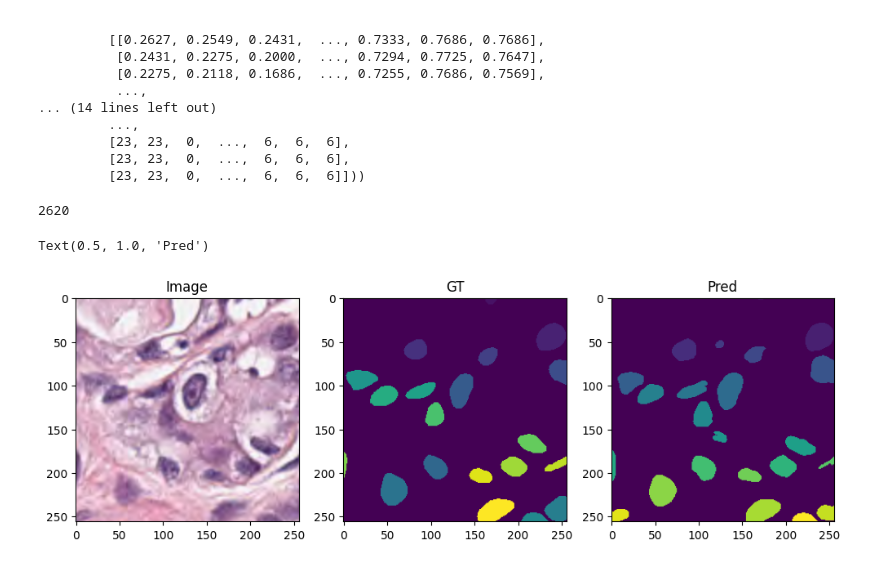
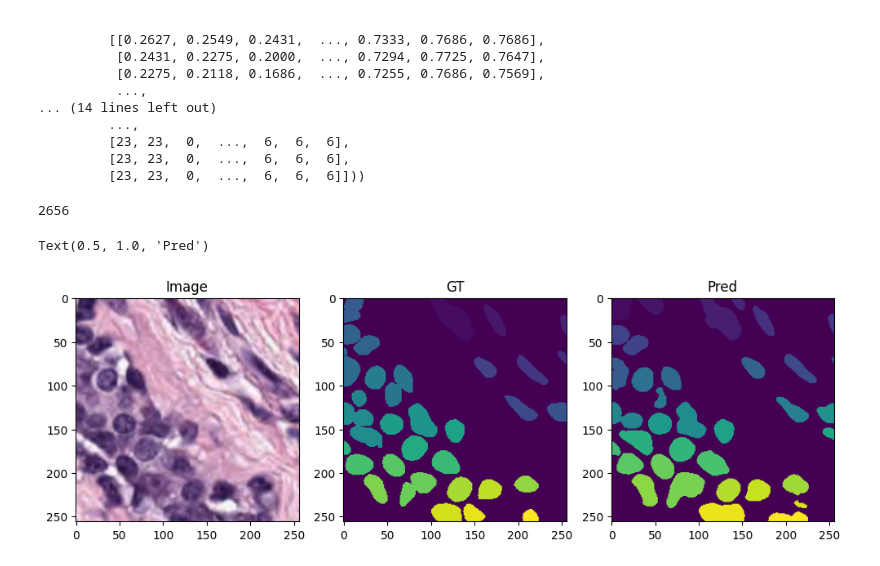
Before and after one commit to al-alec/benchmark_unet_stardist_cellpose, a Jupyter notebook: src/eval_unet_pannuke.ipynb, the cells around one changed output. Saved outputs shown, nothing was run; the diff lists cells and outputs as text; code cells hidden in the pictures.

```diff
--- a/src/eval_unet_pannuke.ipynb
+++ b/src/eval_unet_pannuke.ipynb
@@ -169,16 +169,16 @@ plt.hist(results["per_image_f1"], bins=30)
  <BarContainer object of 30 artists>)
 [figure]
 # %%
+from pathlib import Path
+import numpy as np
 import pandas as pd
+import torch
 
-base_dir = Path(
-        "/run/user/1000/gvfs/smb-share:server=zeus.pasteur.fr,share=bia/ayehadji/projet0"
-    )
-prepared_root = base_dir / "data" / "prepared" / "pannuke"
 
-FEATURES_CSV = prepared_root / "pannuke_morphology_features.csv"
+BASE_DIR = Path("/run/user/1000/gvfs/smb-share:server=zeus.pasteur.fr,share=bia/ayehadji/projet0")
+DATA_ROOT = BASE_DIR / "data" / "prepared" / "pannuke"
 
-df_features = pd.read_csv(FEATURES_CSV)
-
-df_features.head()
+# 1) CSV généré par compute_pannuke_morphology
+df_features = pd.read_csv(DATA_ROOT / "pannuke_morphology_with_classes.csv")
+df_features.head(), df_features["morph_class"].value_counts()
 # %% [output]
@@ -399,29 +375,29 @@ from src.pannuke_dataset import PannukePreparedDataset
 
 ds_val = PannukePreparedDataset(
     root=DATA_ROOT,
-    split="train",
-    transform=None,           # on veut les masques bruts d'instances
+    split="test",
+    transform=None,           # masques bruts d'instances
     return_image_name=True,
 )
 
 len(ds_val)
 # %% [output]
-2620
+2656
 # %%
-idx = 100
+idx = 250
 img, mask_gt, name = ds_val[idx]
 
 # prédiction
 with torch.no_grad():
     logits = model(img.unsqueeze(0).to(device))
     pred = torch.sigmoid(logits)[0,0].cpu().numpy()
 pred_bin = (pred > 0.5).astype(np.uint8)
 pred_inst = sklabel(pred_bin)
 
 plt.figure(figsize=(12,4))
 plt.subplot(1,3,1); plt.imshow(img.permute(1,2,0)); plt.title("Image")
 plt.subplot(1,3,2); plt.imshow(mask_gt); plt.title("GT")
 plt.subplot(1,3,3); plt.imshow(pred_inst); plt.title("Pred")
 # %% [output]
 Text(0.5, 1.0, 'Pred')
-[figure, old version]
+[figure, new version]
```
Also changed, not shown: parts of 13 cells of this notebook.
